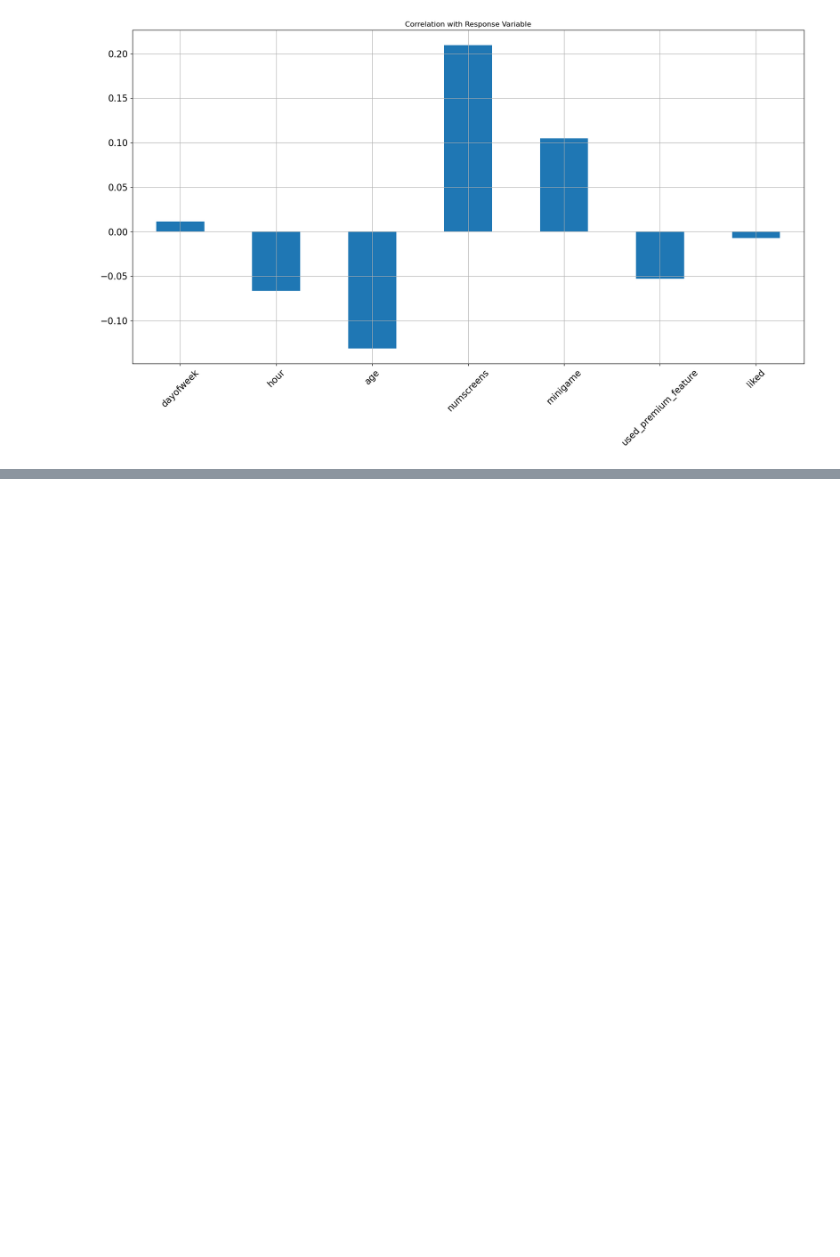
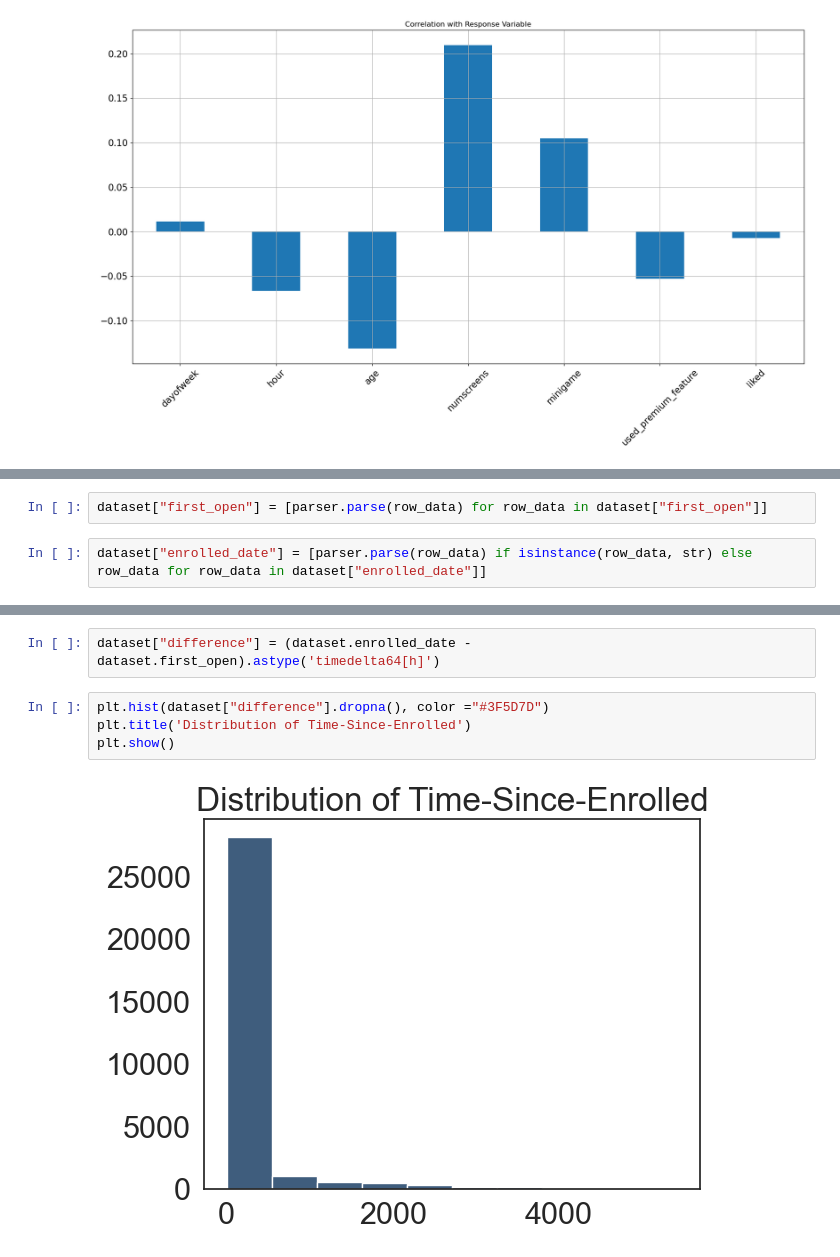
Before and after one commit to Gaebobman/Machine-learning, a Jupyter notebook: App Behavior Analysis.ipynb, the cells around one changed output, grey strips where cells are left out. Saved outputs shown, nothing was run; the diff lists cells and outputs as text; blank space fills up the shorter version.

```diff
--- a/App Behavior Analysis.ipynb
+++ b/App Behavior Analysis.ipynb
@@ -84,0 +143,4 @@ dataset2.corrwith(dataset.enrolled).plot.bar(figsize = (20, 10),
+# %%
+dataset["first_open"] = [parser.parse(row_data) for row_data in dataset["first_open"]]
+# %%
+dataset["enrolled_date"] = [parser.parse(row_data) if isinstance(row_data, str) else row_data for row_data in dataset["enrolled_date"]]
@@ -84,0 +163,8 @@ dataset2.corrwith(dataset.enrolled).plot.bar(figsize = (20, 10),
+# %%
+dataset["difference"] = (dataset.enrolled_date - dataset.first_open).astype('timedelta64[h]')
+# %%
+plt.hist(dataset["difference"].dropna(), color ="#3F5D7D")
+plt.title('Distribution of Time-Since-Enrolled')
+plt.show()
+# %% [output]
+[figure, added]
```
Also changed, not shown: parts of 31 cells of this notebook.
